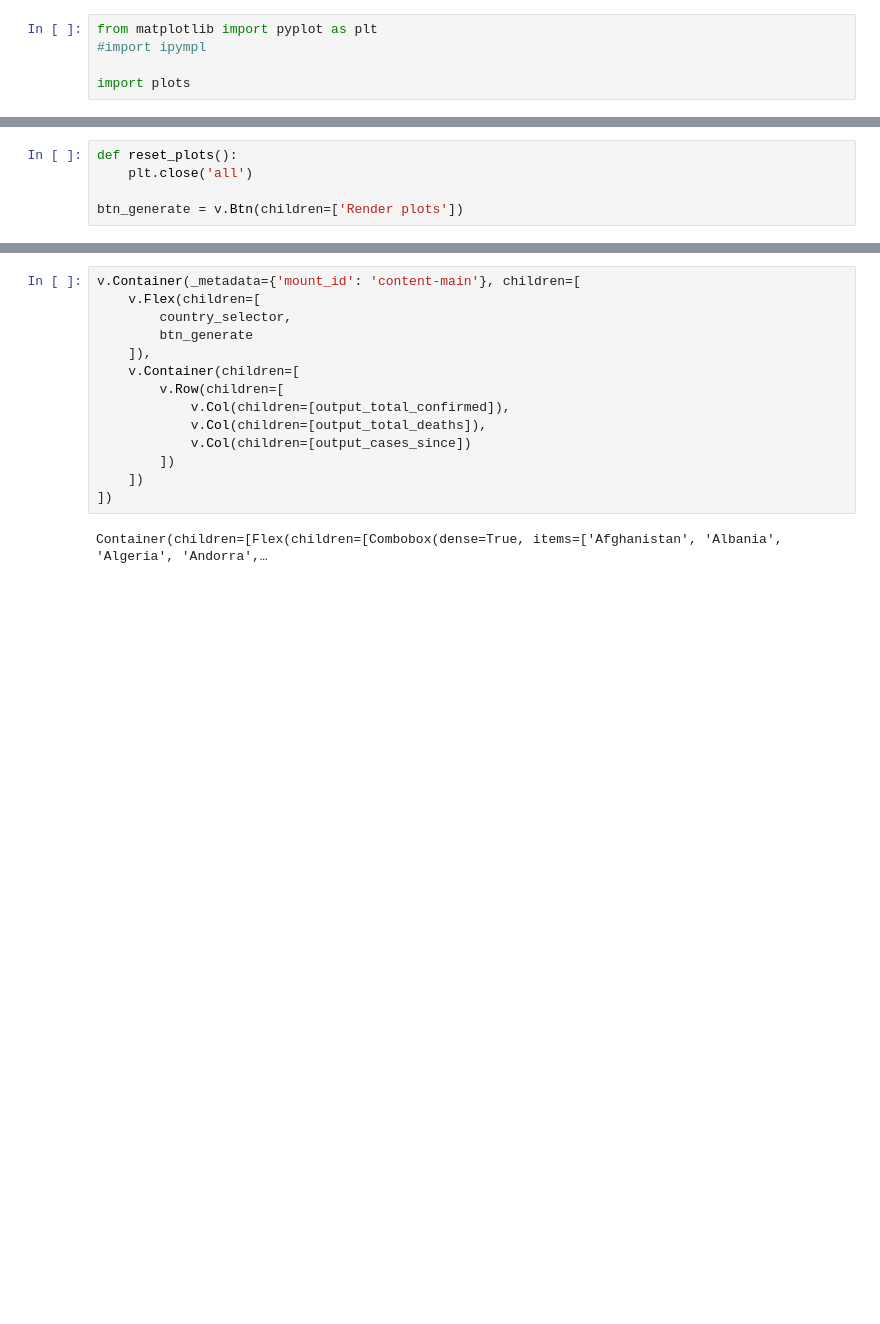
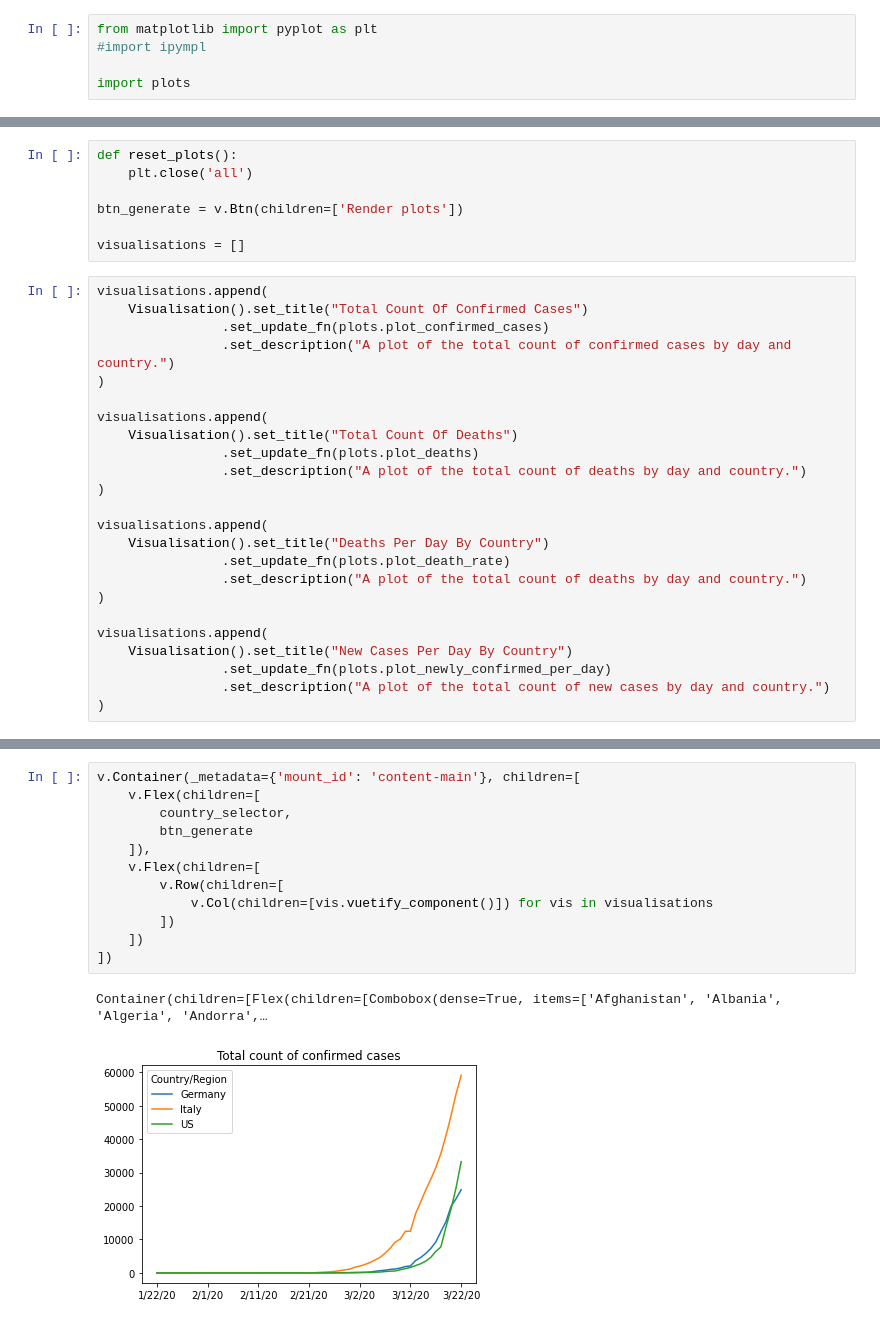
Before and after one commit to zonradkuse/covid-data-processing, a Jupyter notebook: interactive-service.ipynb, the cells around one changed output, grey strips where cells are left out. Saved outputs shown, nothing was run; the diff lists cells and outputs as text; blank space fills up the shorter version.

Commit message:
Generalise visualisations in dashboard

```diff
--- a/interactive-service.ipynb
+++ b/interactive-service.ipynb
@@ -36,6 +19,32 @@ def reset_plots():
     plt.close('all')
 
 btn_generate = v.Btn(children=['Render plots'])
+
+visualisations = []
+# %%
+visualisations.append(
+    Visualisation().set_title("Total Count Of Confirmed Cases")
+                .set_update_fn(plots.plot_confirmed_cases)
+                .set_description("A plot of the total count of confirmed cases by day and country.")
+)
+
+visualisations.append(
+    Visualisation().set_title("Total Count Of Deaths")
+                .set_update_fn(plots.plot_deaths)
+                .set_description("A plot of the total count of deaths by day and country.")
+)
+
+visualisations.append(
+    Visualisation().set_title("Deaths Per Day By Country")
+                .set_update_fn(plots.plot_death_rate)
+                .set_description("A plot of the total count of deaths by day and country.")
+)
+
+visualisations.append(
+    Visualisation().set_title("New Cases Per Day By Country")
+                .set_update_fn(plots.plot_newly_confirmed_per_day)
+                .set_description("A plot of the total count of new cases by day and country.")
+)
 # %%
 country_selector = v.Combobox(dense=True, multiple=True, v_model=["Germany", "Italy", "US"], items=confirmed.index.values.tolist())
 def get_countries():
@@ -71,16 +73,15 @@ btn_generate.on_event("click", all_plots)
 # %%
 v.Container(_metadata={'mount_id': 'content-main'}, children=[
     v.Flex(children=[
         country_selector,
         btn_generate
     ]),
-    v.Container(children=[
+    v.Flex(children=[
         v.Row(children=[
-            v.Col(children=[output_total_confirmed]),
-            v.Col(children=[output_total_deaths]),
-            v.Col(children=[output_cases_since])
+            v.Col(children=[vis.vuetify_component()]) for vis in visualisations
         ])
     ])
 ])
 # %% [output]
 Container(children=[Flex(children=[Combobox(dense=True, items=['Afghanistan', 'Albania', 'Algeria', 'Andorra',…
+[figure, added]
```
Also changed, not shown: parts of 5 cells of this notebook, 2 other files.
